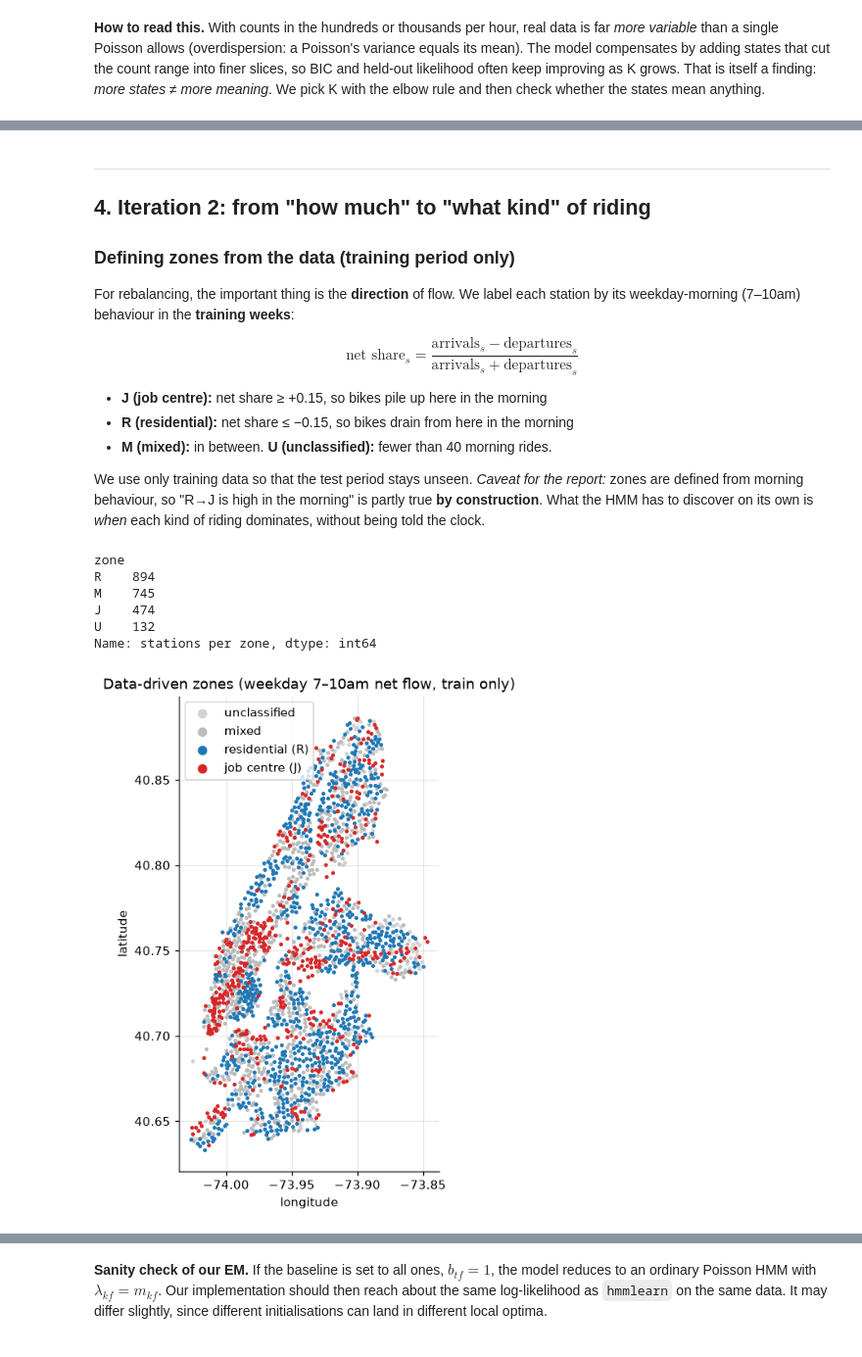
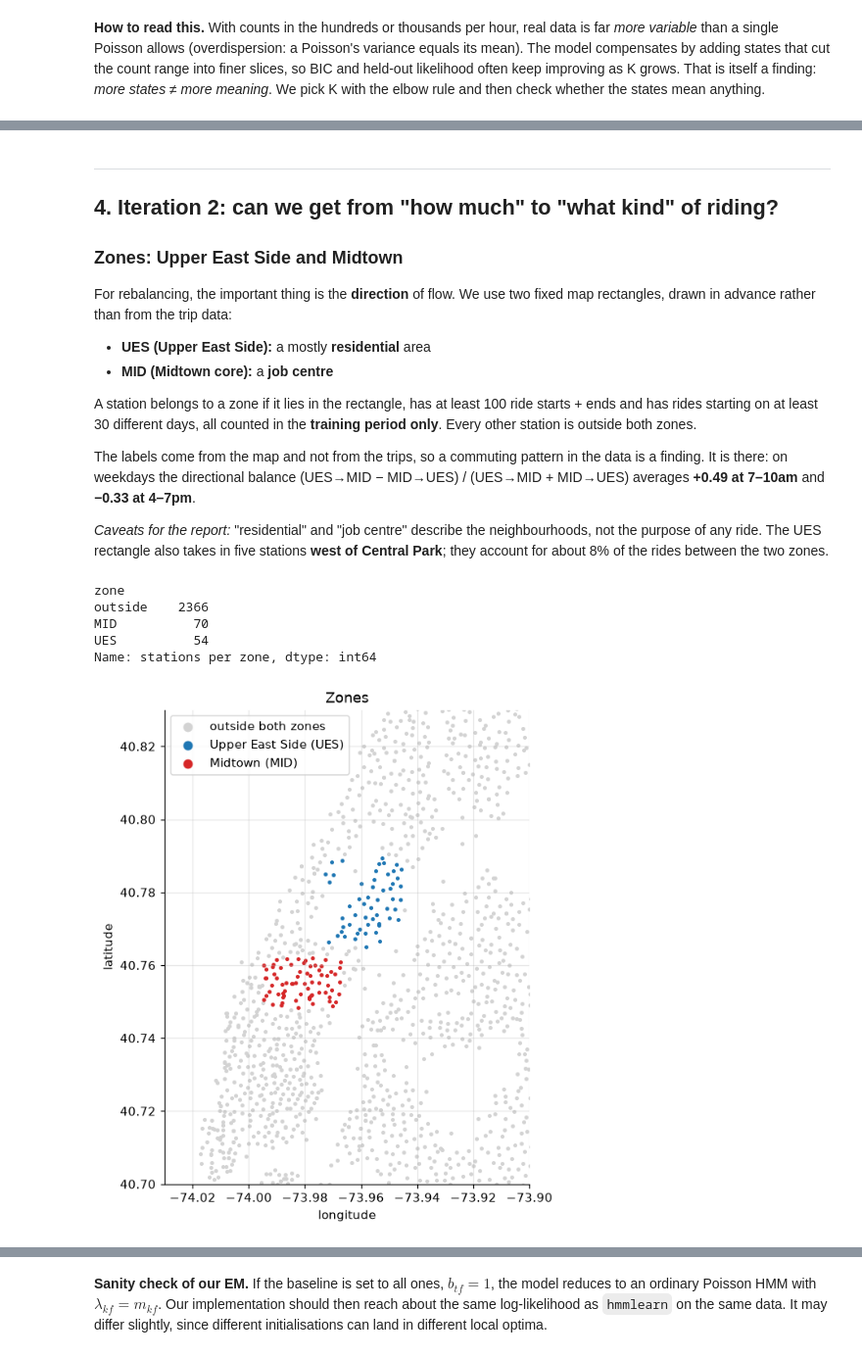
Before and after one commit to JonahS-Dev/Citi-Bike-HMM, a Jupyter notebook: citibike_hmm_iterations.ipynb, the cells around one changed output, grey strips where cells are left out. Shown at 98% size. Drawn from its saved outputs; the diff is of its cells as text; code cells hidden in the pictures.

Commit message:
Add full-year HMM baseline evaluation and switch to UES/Midtown zones

```diff
--- a/citibike_hmm_iterations.ipynb
+++ b/citibike_hmm_iterations.ipynb
@@ -44,17 +45,21 @@ pd.set_option("display.precision", 3)
 # %%
-MONTHS      = ["202409", "202410"]          # YYYYMM, Citi Bike NYC monthly files
-DATA_DIR    = Path("data")
-TEST_START  = pd.Timestamp("2024-10-15")    # hours before this = train, from this on = test
+MONTHS      = pd.period_range("2025-10", "2026-09", freq="M").strftime("%Y%m").tolist()   # YYYYMM, Citi Bike NYC monthly files
+HISTORY_MONTHS = pd.period_range("2024-10", "2025-09", freq="M").strftime("%Y%m").tolist()   # extra training history for section 9
+DATA_DIR    = Path("citibike-tripdata")     # raw zips + ride cache (gitignored; shared with trip_mix_hmm.ipynb)
+TEST_START  = pd.Timestamp("2026-09-01")    # hours before this = train, from this on = test
 
-AM_HOURS        = [7, 8, 9]   # weekday morning window used to define zones
-ZONE_THRESHOLD  = 0.20        # |net inflow share| needed to call a station residential/job
-MIN_AM_RIDES    = 40          # stations with fewer AM rides in train are "unclassified"
+# Zones: two fixed rectangles (lat min, lat max, lng min, lng max), minimum included and maximum excluded
+RECTS = {"UES": (40.765, 40.790, -73.973, -73.945),    # Upper East Side: residential proxy
+         "MID": (40.748, 40.762, -73.995, -73.967)}    # Midtown core: job-centre proxy
+MIN_ENDPOINTS   = 100         # a zone station needs this many ride starts + ends in train ...
+MIN_ACTIVE_DAYS = 30          # ... and rides starting on this many different days
 
 K_RANGE_HMMLEARN = range(2, 9)   # hidden-state counts to try in iterations 1 & 2
 K_RANGE_CLOCK    = range(2, 7)   # ... and in iteration 3
 N_RESTARTS       = 5             # EM is sensitive to initialisation, so try several seeds
 SEED             = 150
 HORIZONS         = range(1, 13)  # forecast 1..12 hours ahead
+WF_JOBS          = 6             # parallel folds in section 9
 
 DATA_DIR.mkdir(exist_ok=True)
 # %% [markdown]
@@ -330,41 +363,42 @@ Emission rates λ_k (sorted): [  574.1  1678.3  4026.7  7091.9 10229.2 14833.9]
 # %% [markdown]
 ---
-## 4. Iteration 2: from "how much" to "what kind" of riding
+## 4. Iteration 2: can we get from "how much" to "what kind" of riding?
 
-### Defining zones from the data (training period only)
-For rebalancing, the important thing is the **direction** of flow. We label each station by its weekday-morning (7–10am) behaviour in the **training weeks**:
+### Zones: Upper East Side and Midtown
+For rebalancing, the important thing is the **direction** of flow. We use two fixed map rectangles, drawn in advance rather than from the trip data:
 
-$$\text{net share}_s = \frac{\text{arrivals}_s - \text{departures}_s}{\text{arrivals}_s + \text{departures}_s}$$
+* **UES (Upper East Side):** a mostly **residential** area
+* **MID (Midtown core):** a **job centre**
 
-* **J (job centre):** net share ≥ +0.15, so bikes pile up here in the morning
-* **R (residential):** net share ≤ −0.15, so bikes drain from here in the morning
-* **M (mixed):** in between. **U (unclassified):** fewer than 40 morning rides.
+A station belongs to a zone if it lies in the rectangle, has at least 100 ride starts + ends and has rides starting on at least 30 different days, all counted in the **training period only**. Every other station is outside both zones.
 
-We use only training data so that the test period stays unseen. *Caveat for the report:* zones are defined from morning behaviour, so "R→J is high in the morning" is partly true **by construction**. What the HMM has to discover on its own is *when* each kind of riding dominates, without being told the clock.
+The labels come from the map and not from the trips, so a commuting pattern in the data is a finding. It is there: on weekdays the directional balance (UES→MID − MID→UES) / (UES→MID + MID→UES) averages **+0.49 at 7–10am** and **−0.33 at 4–7pm**.
+
+*Caveats for the report:* "residential" and "job centre" describe the neighbourhoods, not the purpose of any ride. The UES rectangle also takes in five stations **west of Central Park**; they account for about 8% of the rides between the two zones.
 # %%
 train_rides = rides[rides.hour < TEST_START]
-am = train_rides[(train_rides.hour.dt.dayofweek < 5) & train_rides.hour.dt.hour.isin(AM_HOURS)]
-st = pd.concat([am.groupby("s").size().rename("dep"), am.groupby("e").size().rename("arr")], axis=1).fillna(0)
-st["n"] = st.dep + st.arr
-st["net_share"] = (st.arr - st.dep) / st.n
-st["zone"] = np.select([st.n < MIN_AM_RIDES, st.net_share >= ZONE_THRESHOLD, st.net_share <= -ZONE_THRESHOLD],
-                       ["U", "J", "R"], default="M")
-zone_of = st.zone.to_dict()
-print(st.zone.value_counts().rename("stations per zone"))
+ends = train_rides.s.value_counts().add(train_rides.e.value_counts(), fill_value=0)
+active_days = train_rides.hour.dt.normalize().groupby(train_rides.s).nunique()
+enough = (ends.reindex(station_coords.index).fillna(0) >= MIN_ENDPOINTS) & (active_days.reindex(station_coords.index).fillna(0) >= MIN_ACTIVE_DAYS)
 
-coords = station_coords.join(st.zone, how="inner")
+coords = station_coords.assign(zone="outside")
+for z, (lat0, lat1, lng0, lng1) in RECTS.items():
+    inside = (coords.start_lat >= lat0) & (coords.start_lat < lat1) & (coords.start_lng >= lng0) & (coords.start_lng < lng1)
+    coords.loc[inside & enough, "zone"] = z
+zone_of = coords.zone.to_dict()
+print(coords.zone.value_counts().rename("stations per zone"))
+
 fig, ax = plt.subplots(figsize=(6, 7))
-for z, c in [("U", "lightgrey"), ("M", "#bbbbbb"), ("R", "C0"), ("J", "C3")]:
+for z, c in [("outside", "lightgrey"), ("UES", "C0"), ("MID", "C3")]:
     g = coords[coords.zone == z]
-    ax.scatter(g.start_lng, g.start_lat, s=5, c=c, label={"R": "residential (R)", "J": "job centre (J)", "M": "mixed", "U": "unclassified"}[z])
-ax.set(title="Data-driven zones (weekday 7–10am net flow, train only)", xlabel="longitude", ylabel="latitude"); ax.legend(markerscale=3)
+    ax.scatter(g.start_lng, g.start_lat, s=5, c=c, label={"UES": "Upper East Side (UES)", "MID": "Midtown (MID)", "outside": "outside both zones"}[z])
+ax.set(title="Zones", xlabel="longitude", ylabel="latitude", xlim=(-74.03, -73.90), ylim=(40.70, 40.83)); ax.legend(markerscale=3)
 ax.set_aspect(1.3); plt.show()
 # %% [output]
 zone
-R    894
-M    745
-J    474
-U    132
+outside    2366
+MID          70
+UES          54
 Name: stations per zone, dtype: int64
-[figure, old version]
+[figure, new version]
 # %% [markdown]
```
Also changed, not shown: parts of 51 cells of this notebook.
